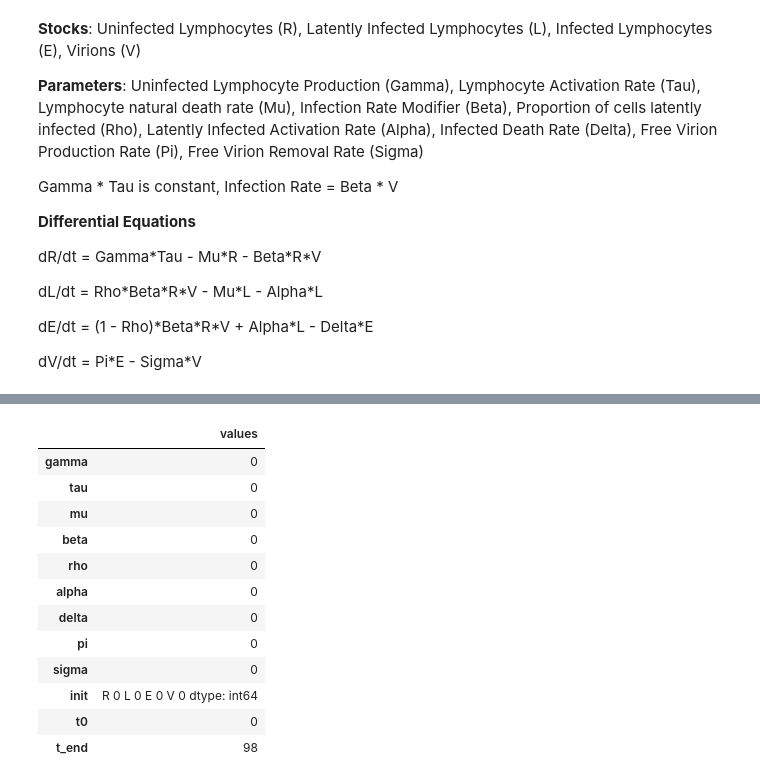
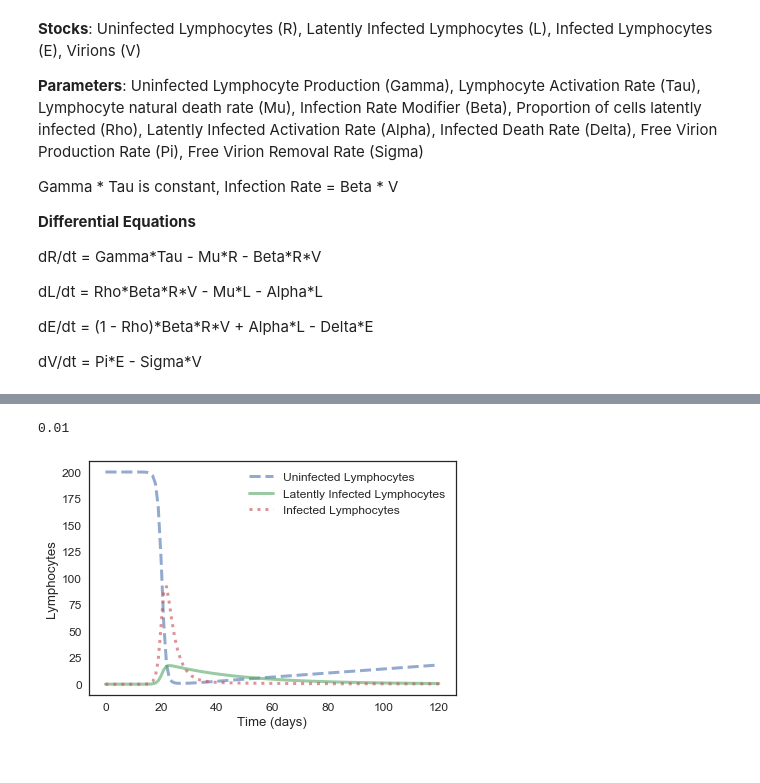
Before and after one commit to SkyeOzga/ModSimPy-Projects, a Jupyter notebook: HIV_Model.ipynb, the cells around one changed output, grey strips where cells are left out. Cells and saved outputs as stored; diff of their text form; code cells hidden in the pictures.

```diff
--- a/HIV_Model.ipynb
+++ b/HIV_Model.ipynb
@@ -42 +30,20 @@ s = 0
+# %%
+g = 1.36
+t = 0.2
+m = .00136
+b = .00027
+h = .1
+a = .036
+d = .33
+p = 100.0
+s = 2.0
+
+R0 = 200.0
+L0 = 0.0
+E0 = 0.0
+V0 = .0000004
+
+dt = 0.01
+# %% [output]
+0.01
 # %%
@@ -69,13 +76,17 @@ def make_system(gamma, tau, mu, beta, rho, alpha, delta, pi, sigma):
                   t0    = t0,
                   t_end = t_end)
 # %%
-def plot_results(R, L, E, V):
+def plot_lymphocytes(R, L, E):
     plot(R, '--', label = 'Uninfected Lymphocytes')
     plot(L, '-',  label = 'Latently Infected Lymphocytes')
     plot(E, ':',  label = 'Infected Lymphocytes')
-    plot(V, '-o', label = 'Free Virions')
     decorate(xlabel = 'Time (days)',
-             ylabel = 'Fraction of population')
+             ylabel = 'Lymphocytes')
+
+def plot_virions(V):
+    plot(V, '--', label = 'Free Virions')
+    decorate(xlabel = 'Time (days)',
+             ylabel = 'Virions')
 # %%
 def run_simulation(system, update_func):
     unpack(system)
@@ -88,37 +99,29 @@ def run_simulation(system, update_func):
 
     return frame
 # %%
-def update_func(state, t, system):
+def update(state, t, system):
     unpack(system)
     r, l, e, v = state
 
-    dR = gamma*tau - mu*r - beta*r*v
+    for T in range (int(1/dt)):
 
-    dL = rho*beta*r*v - mu*l - alpha*l
+        dR = (gamma*tau - mu*r - beta*r*v)*dt
 
-    dE = (1 - rho)*beta*r*v + alpha*l - delta*e
+        dL = (rho*beta*r*v - mu*l - alpha*l)*dt
 
-    dV = Pi*E - Sigma*V
+        dE = ((1 - rho)*beta*r*v + alpha*l - delta*e)*dt
 
-    r += dR
-    l += dL
-    e += dE
-    v += dV
+        dV = (pi*e - sigma*v)*dt
+
+        r += dR
+        l += dL
+        e += dE
+        v += dV
 
     return State(R=r, L=l, E=e, V=v)
 # %%
-sys = make_system(g, t, m, b, p, a, d, p, s)
+sys = make_system(g, t, m, b, h, a, d, p, s)
+results = run_simulation(sys, update)
+plot_lymphocytes(results.R, results.L, results.E)
 # %% [output]
-|  | values |
-| gamma | 0 |
-| tau | 0 |
-| mu | 0 |
-| beta | 0 |
-| rho | 0 |
-| alpha | 0 |
-| delta | 0 |
-| pi | 0 |
-| sigma | 0 |
-| init | R 0 L 0 E 0 V 0 dtype: int64 |
-| t0 | 0 |
-| t_end | 98 |
+[figure, added]
```
Also changed, not shown: parts of 3 cells of this notebook.
